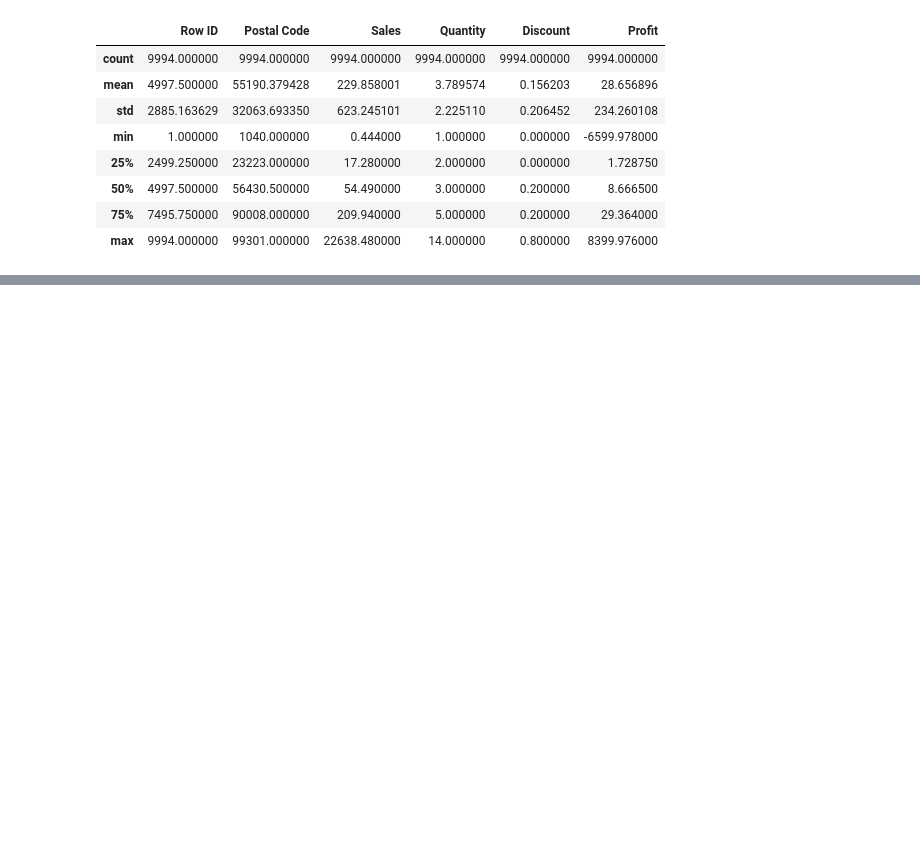
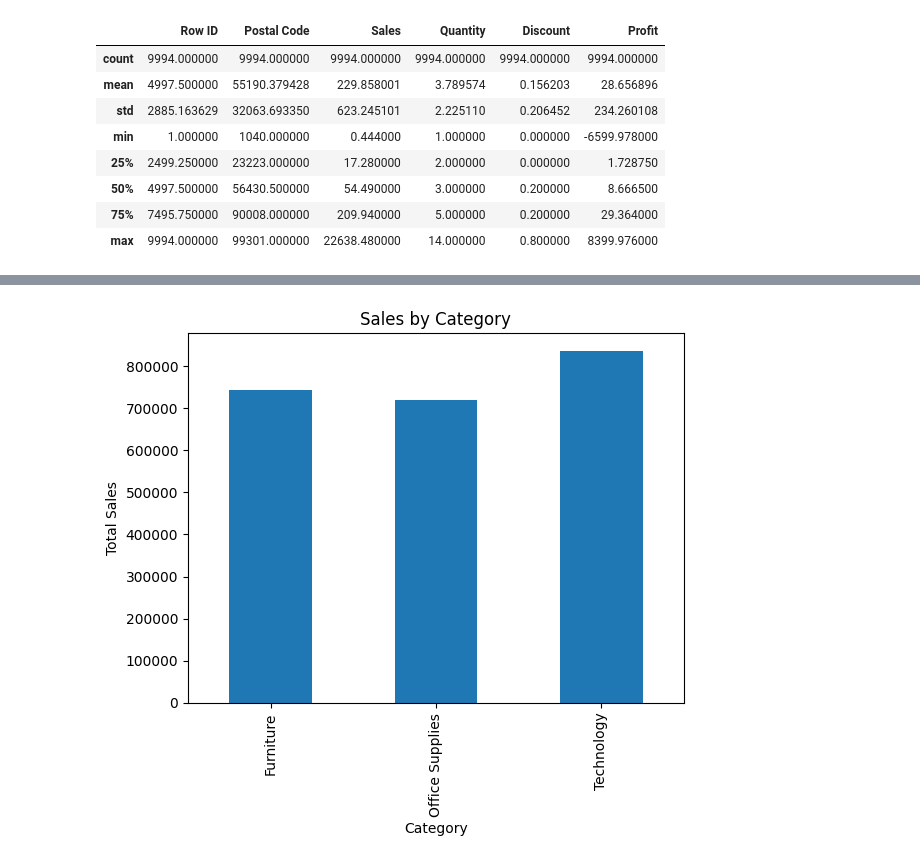
Before and after one commit to Nazaret-Eduardo/sql-data-analysis-portfolio, a Jupyter notebook: notebooks/sales_analysis.ipynb, the cells around one changed output, grey strips where cells are left out. Cells and saved outputs as stored; diff of their text form; code cells hidden in the pictures; blank space fills up the shorter version.

```diff
--- a/notebooks/sales_analysis.ipynb
+++ b/notebooks/sales_analysis.ipynb
@@ -55,0 +110,10 @@ df.describe()
+# %%
+sales_by_category = df.groupby('Category')['Sales'].sum()
+sales_by_category.plot(kind='bar')
+plt.title('Sales by Category')
+plt.xlabel('Category')
+plt.ylabel('Total Sales')
+
+plt.show()
+# %% [output]
+[figure, added]
```
Also changed, not shown: parts of 18 cells of this notebook.
